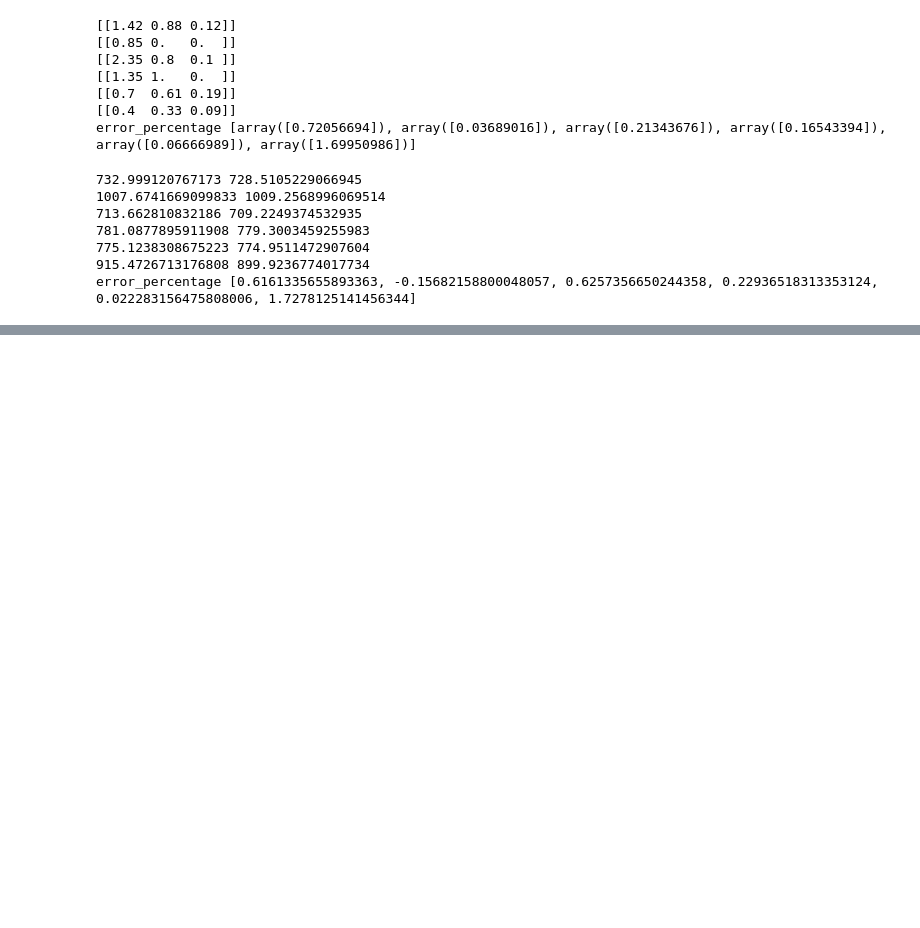
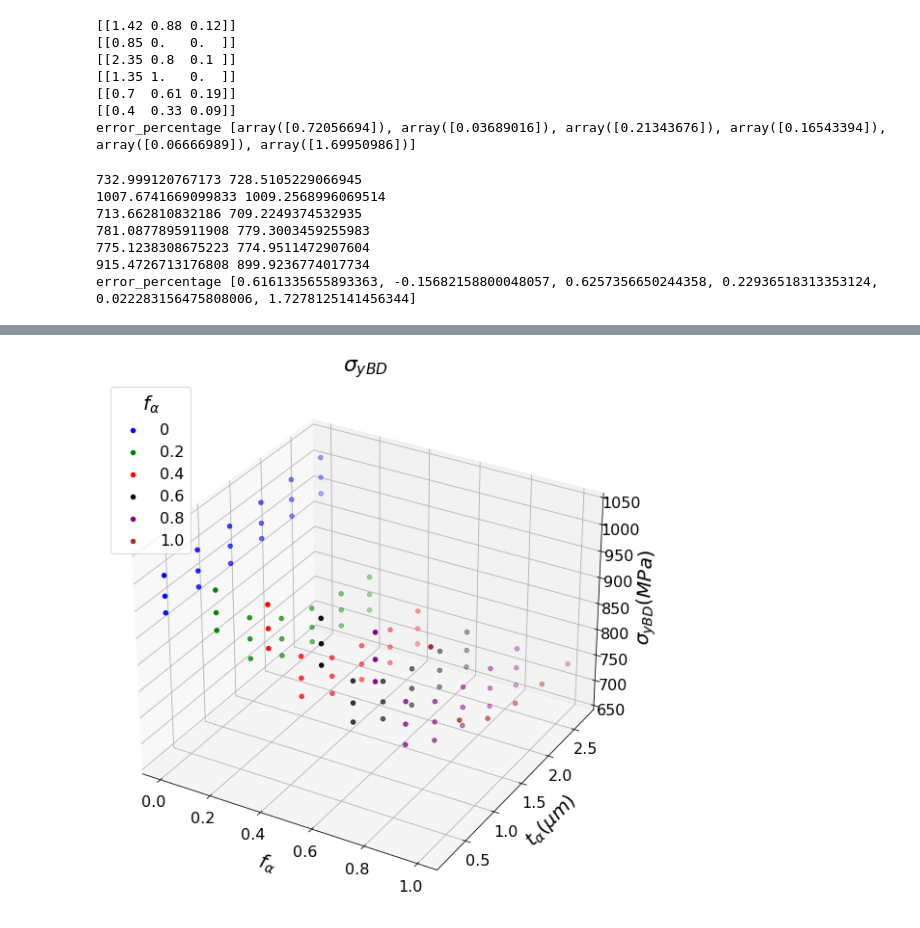
Before and after one commit to lreigbua/Ti64AM_structure_property_ROM, a Jupyter notebook: src/multy_polyfit.ipynb, the cells around one changed output, grey strips where cells are left out. Cells and saved outputs as stored; diff of their text form; code cells hidden in the pictures; blank space fills up the shorter version.

```diff
--- a/src/multy_polyfit.ipynb
+++ b/src/multy_polyfit.ipynb
@@ -472,0 +519,41 @@ error_percentage [0.6161335655893363, -0.15682158800048057, 0.6257356650244358,
+# %%
+import matplotlib.pyplot as plt
+from mpl_toolkits.mplot3d import Axes3D
+
+plt.rcParams.update({'font.size': 16})
+
+
+# Create a 3D scatter plot
+fig = plt.figure(figsize=(10, 10))
+ax = fig.add_subplot(111, projection='3d')
+
+# Define the colors for each value of f_beta
+colors = ['blue', 'green', 'red', 'black', 'purple', 'brown']  # Modify this list to match your data
+labels = ['0', '0.2', '0.4', '0.6', '0.8', '1.0']  # Modify this list to match your data
+
+# Plot the data for each value of f_beta
+for i, value in enumerate(df['f_alpha'].unique()):
+    mask = df['f_alpha'] == value
+    ax.scatter(df['f_alpha'][mask], df['lath_thickness'][mask], df['yield_stress_ZZ'][mask], color=colors[i], label=labels[i])
+
+# Set labels and title
+ax.set_xlabel('$f_{\\alpha }$', fontsize=20, labelpad=10)
+ax.set_ylabel('$t_{\\alpha}(\\mu m)$', fontsize=20, labelpad=10)
+ax.set_zlabel('$\\sigma_{y BD}(MPa)$', fontsize=20, labelpad=10)
+ax.set_title('$\\sigma_{y BD}$', fontsize=22)
+
+ax.set_zlim([650, 1050])
+
+# Add a legend with a title
+legend = ax.legend(title='$f_\\alpha$', loc='upper left')
+
+# Change the font size of the legend title
+legend.get_title().set_fontsize('20')
+
+# Show the plot
+plt.show()
+
+# Save the plot to a file
+fig.savefig('../data/sigma_BD_alpha.jpeg', dpi=600)
+# %% [output]
+[figure, added]
```
Also changed, not shown: parts of 8 cells of this notebook.
